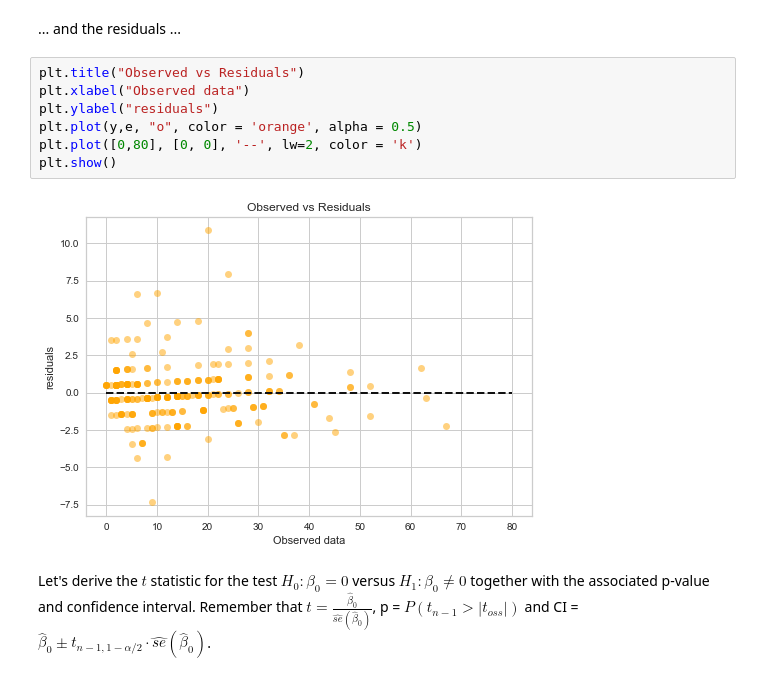
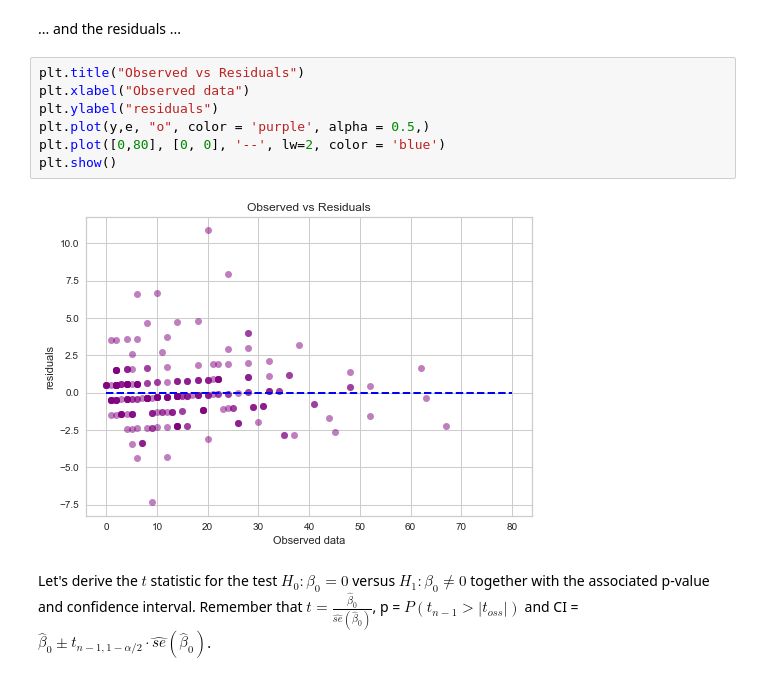
Before and after one commit to tommdim/statistics-101, a Jupyter notebook: project/src/main.ipynb, the cells around one changed output. Drawn from its saved outputs; the diff is of its cells as text.

```diff
--- a/project/src/main.ipynb
+++ b/project/src/main.ipynb
@@ -1479,12 +1480,12 @@ plt.show()
 # %%
 plt.title("Observed vs Residuals")
 plt.xlabel("Observed data")
 plt.ylabel("residuals")
-plt.plot(y,e, "o", color = 'orange', alpha = 0.5)
-plt.plot([0,80], [0, 0], '--', lw=2, color = 'k')
+plt.plot(y,e, "o", color = 'purple', alpha = 0.5,)
+plt.plot([0,80], [0, 0], '--', lw=2, color = 'blue')
 plt.show()
 # %% [output]
-[figure, old version]
+[figure, new version]
 # %% [markdown]
 Let's derive the $t$ statistic for the test $H_0: \beta_0=0$ versus $H_1: \beta_0 \neq 0$ together with the associated p-value and confidence interval. Remember that $t = \frac{\widehat{\beta}_0}{\widehat{se}(\widehat{\beta}_0)} $, p = $ P(t_{n-1} > |t_{oss}|)$ and CI = $\widehat{\beta}_0 \pm t_{n-1, 1-\alpha/2} \cdot \widehat{se}(\widehat{\beta}_0)$.
 # %%
```
Also changed, not shown: parts of 10 cells of this notebook.
